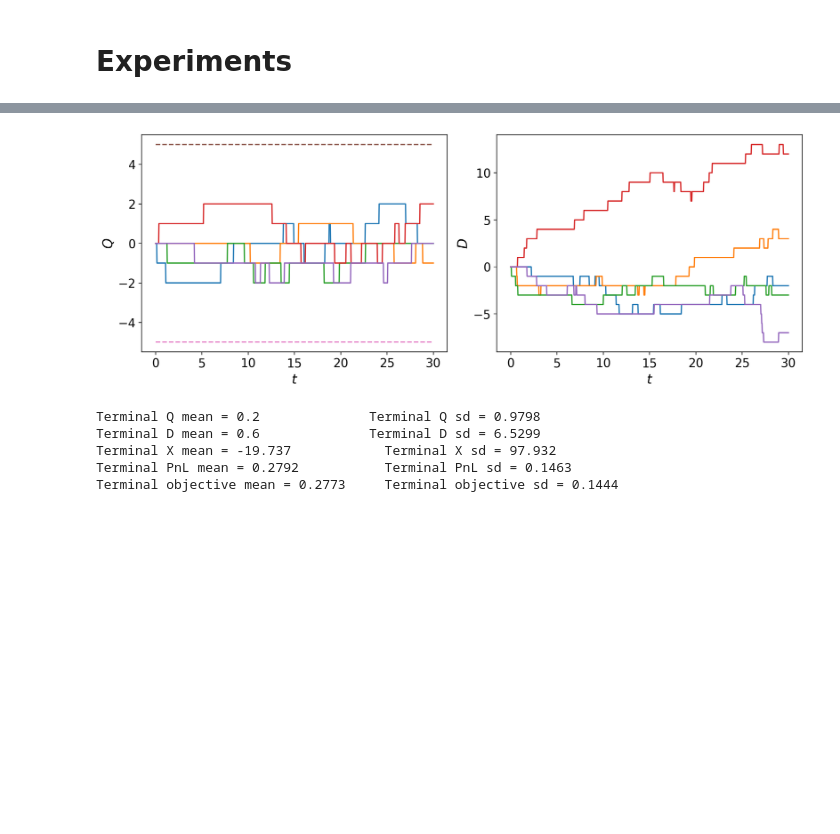
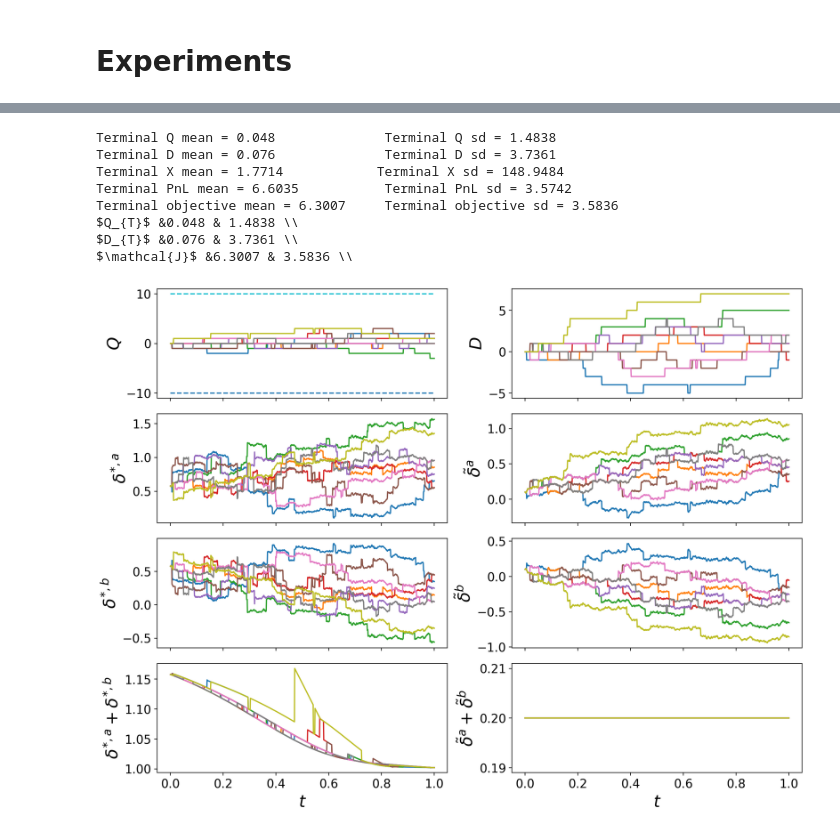
Before and after one commit to leandro-sbetancourt/mm-exogenous-competition, a Jupyter notebook: MM-with-pooled-competition.ipynb, the cells around one changed output, grey strips where cells are left out. Drawn from its saved outputs; the diff is of its cells as text; code cells hidden in the pictures; blank space fills up the shorter version.

```diff
--- a/MM-with-pooled-competition.ipynb
+++ b/MM-with-pooled-competition.ipynb
@@ -233,7 +216,7 @@ def get_arrival(sims, dt, lambda_a, lambda_b):
     return unif_a < 1. - np.exp(-lambda_a * dt), unif_b < 1. - np.exp(-lambda_b * dt)
 # %%
 Nt = 1000
-sims = 5
+sims = 1_000
 dt = T/Nt
 
 X = np.zeros((sims,Nt+1))
@@ -256,3 +239,7 @@ arrivaltimes_b = np.zeros((sims, Nt+1))
 S[:,0] = S0
 
 time = np.linspace(0, T, Nt+1)
+# %%
+it = 0
+delta_a, delta_b = _calculate_deltas(t, Q[:,it], D[:,it]+Z[:,it])
+delta_a.shape
@@ -259,6 +248,7 @@ time = np.linspace(0, T, Nt+1)
 # %%
 for it,t in enumerate(time[:-1]):
     delta_a, delta_b = _calculate_deltas(t, Q[:,it], D[:,it]+Z[:,it])
+
     deltas_a[:, it] = delta_a[:]
     deltas_b[:, it] = delta_b[:]
 
@@ -294,5 +284,5 @@ for it,t in enumerate(time[:-1]):
 pnl[:] = X[:,-1] + Q[:,-1]*S[:,-1]
 for s in range(1, sims):
     intQ[s] = np.sum(Q[s,:]**2)/Nt
-objective[:] = pnl[:] - a*Q[:,-1]**2 - phi*intQ[:]
+objective[:] = pnl[:] - a*Q[:,-1]**2 - phi*intQ[:] - beta * (D[:,-1]+Z[:,-1]) * Q[:,-1]
 arrivaltimes_a = arrivaltimes_a[arrivaltimes_a!=0]
@@ -299,29 +330,56 @@ arrivaltimes_a = arrivaltimes_a[arrivaltimes_a!=0]
 # %%
-fig, ax = plt.subplots(1, 2, figsize = (12,4.5), sharey=False, sharex=True)
-ax[0].plot(time, np.transpose(Q))
-ax[1].plot(time, np.transpose(D))
-ax[0].plot(time, np.repeat(qmax, len(time)), '--')
-ax[0].plot(time, np.repeat(qmin, len(time)), '--')
-#ax[0].set_title("Reference MM's inventory", **tnrfont)
-#ax[1].set_title("Pooled competition's inventory", **tnrfont)
-ax[0].set_xlabel(r'$t$', fontsize = 16)
-ax[1].set_xlabel(r'$t$', fontsize = 16)
-ax[0].set_ylabel(r'$Q$', fontsize = 16)
-ax[1].set_ylabel(r'$D$', fontsize = 16)
-plt.tight_layout()
-plt.savefig('figures/inventory_processes.pdf', format="pdf", dpi=resolution_value)
-plt.show()
+# since final depths never calculated
+nmin = 41
+nmax = 50
+deltas_a[:,-1] = deltas_a[:,-2]
+deltas_b[:,-1] = deltas_b[:,-2]
+tildes_a[:,-1] = tildes_a[:,-2]
+tildes_b[:,-1] = tildes_b[:,-2]
 
 print("Terminal Q mean = "+str(np.round(np.mean(Q[:,-1]),4))+"              Terminal Q sd = "+str(np.round(np.std(Q[:,-1]),4)))
 print("Terminal D mean = "+str(np.round(np.mean(D[:,-1]),4))+"              Terminal D sd = "+str(np.round(np.std(D[:,-1]),4)))
 print("Terminal X mean = "+str(np.round(np.mean(X[:,-1]),4))+"            Terminal X sd = "+str(np.round(np.std(X[:,-1]),4)))
 print("Terminal PnL mean = "+str(np.round(np.mean(pnl[:]),4))+"           Terminal PnL sd = "+str(np.round(np.std(pnl[:]),4)))
 print("Terminal objective mean = "+str(np.round(np.mean(objective[:]),4))+"     Terminal objective sd = "+str(np.round(np.std(objective[:]),4)))
+
+print("$Q_{T}$ &"+str(np.round(np.mean(Q[:,-1]),4))+" & "+str(np.round(np.std(Q[:,-1]),4))+" \\\ ")
+print("$D_{T}$ &"+str(np.round(np.mean(D[:,-1]),4))+" & "+str(np.round(np.std(D[:,-1]),4))+" \\\ ")
+print("$\mathcal{J}$ &"+str(np.round(np.mean(objective[:]),4))+" & "+str(np.round(np.std(objective[:]),4))+" \\\ ")
+
+fig, ax = plt.subplots(4, 2, figsize = (12,9), sharey=False, sharex=True)
+ax[0,0].plot(time, np.transpose(Q[nmin:nmax,:]))
+ax[0,1].plot(time, np.transpose(D[nmin:nmax,:]))
+ax[0,0].plot(time, np.repeat(qmax, len(time)), '--')
+ax[0,0].plot(time, np.repeat(qmin, len(time)), '--')
+ax[1,0].plot(time, np.transpose(deltas_a[nmin:nmax,:]), label=r'$\delta^{a}$')
+ax[1,1].plot(time, np.transpose(tildes_a[nmin:nmax,:]), label=r'$\tilde{\delta}^{a}$')
+ax[2,0].plot(time, np.transpose(deltas_b[nmin:nmax,:]), label=r'$\delta^{b}$')
+ax[2,1].plot(time, np.transpose(tildes_b[nmin:nmax,:]), label=r'$\tilde{\delta}^{a}$')
+ax[3,0].plot(time, np.transpose(deltas_a[nmin:nmax,:]+deltas_b[nmin:nmax,:]), label='Reference spread')
+ax[3,1].plot(time, np.transpose(tildes_a[nmin:nmax,:]+tildes_b[nmin:nmax,:]), label='Competition spread')
+#ax[0].set_title("Reference MM's inventory", **tnrfont)
+#ax[1].set_title("Pooled competition's inventory", **tnrfont)
+ax[3,0].set_xlabel(r'$t$', fontsize = 20)
+ax[3,1].set_xlabel(r'$t$', fontsize = 20)
+ax[0,0].set_ylabel(r'$Q$', fontsize = 20)
+ax[0,1].set_ylabel(r'$D$', fontsize = 20)
+ax[1,0].set_ylabel(r'$\delta^{*,a}$', fontsize = 20)
+ax[1,1].set_ylabel(r'$\tilde{\delta}^{a}$', fontsize = 20)
+ax[2,0].set_ylabel(r'$\delta^{*,b}$', fontsize = 20)
+ax[2,1].set_ylabel(r'$\tilde{\delta}^{b}$', fontsize = 20)
+ax[3,0].set_ylabel(r'$\delta^{*,a}+\delta^{*,b}$', fontsize = 20)
+ax[3,1].set_ylabel(r'$\tilde{\delta}^{a}+\tilde{\delta}^{b}$', fontsize = 20)
+plt.tight_layout()
+#plt.savefig('figures/q_d_deltas_tildes.pdf', format="pdf", dpi=resolution_value)
+plt.show()
 # %% [output]
+Terminal Q mean = 0.048              Terminal Q sd = 1.4838
+Terminal D mean = 0.076              Terminal D sd = 3.7361
+Terminal X mean = 1.7714            Terminal X sd = 148.9484
+Terminal PnL mean = 6.6035           Terminal PnL sd = 3.5742
+Terminal objective mean = 6.3007     Terminal objective sd = 3.5836
+$Q_{T}$ &0.048 & 1.4838 \\
+$D_{T}$ &0.076 & 3.7361 \\
+$\mathcal{J}$ &6.3007 & 3.5836 \\
-[figure, old version]
+[figure, new version]
-Terminal Q mean = 0.2              Terminal Q sd = 0.9798
-Terminal D mean = 0.6              Terminal D sd = 6.5299
-Terminal X mean = -19.737            Terminal X sd = 97.932
-Terminal PnL mean = 0.2792           Terminal PnL sd = 0.1463
-Terminal objective mean = 0.2773     Terminal objective sd = 0.1444
 # %%
```
Also changed, not shown: parts of 19 cells of this notebook.
